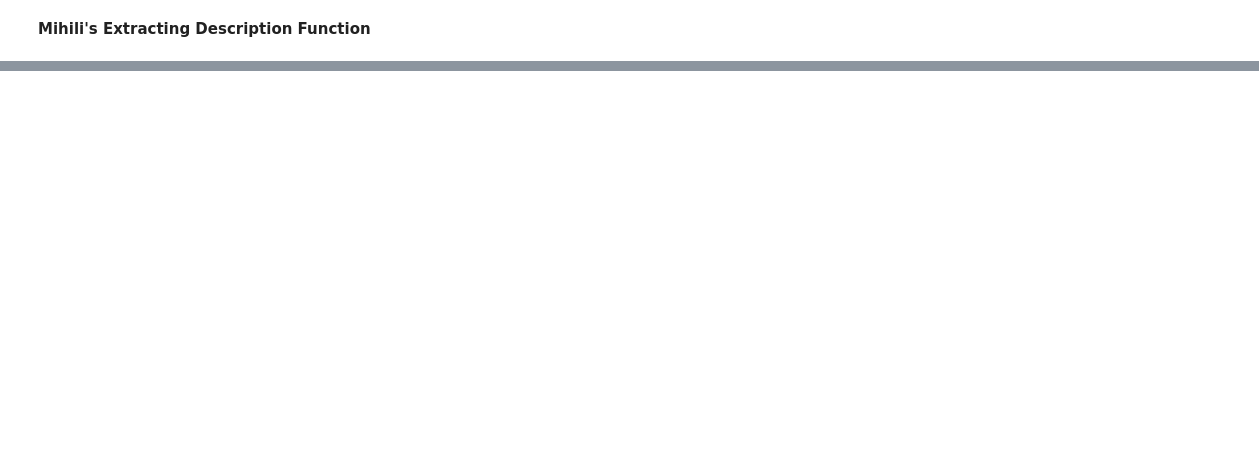
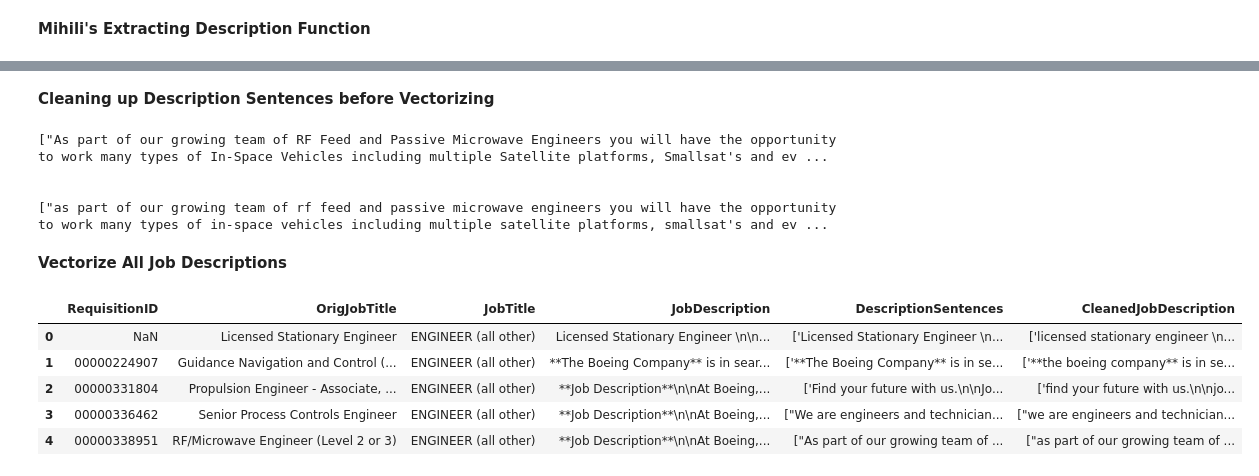
Before and after one commit to Candogram-Break-Through-Tech-AI/Job-Title-Generalization, a Jupyter notebook: JobPostings.ipynb, the cells around one changed output, grey strips where cells are left out. Drawn from its saved outputs; the diff is of its cells as text; code cells hidden in the pictures; blank space fills up the shorter version.

```diff
--- a/data.ipynb
+++ b/JobPostings.ipynb
@@ -295,0 +313,3 @@ df_sentences['ExtractedDescriptions'][2]
+# %%
+df_sentences = pd.read_csv('extracted_sent.csv')
+df['DescriptionSentences'] = df_sentences['ExtractedDescriptions']
@@ -295,0 +325,37 @@ df_sentences['ExtractedDescriptions'][2]
+# %% [markdown]
+**Cleaning up Description Sentences before Vectorizing**
+# %%
+def clean_job_description(text):
+    if isinstance(text, list):
+        text = ' '.join(text)
+
+    text = text.replace('\n', ' ').replace('\r', ' ').strip()
+    # Remove extra spaces
+    text = ' '.join(text.split())
+
+    # Convert to lowercase
+    text = text.lower().strip()
+
+    return text
+#df['CleanedJobDescription'] = df['DescriptionSentences'].astype(str)
+df['CleanedJobDescription'] = df['DescriptionSentences'].apply(clean_job_description)
+# %%
+print(df['DescriptionSentences'][4])
+print('\n')
+print(df['CleanedJobDescription'][4])
+# %% [output]
+["As part of our growing team of RF Feed and Passive Microwave Engineers you will have the opportunity to work many types of In-Space Vehicles including multiple Satellite platforms, Smallsat's and ev ...
+
+
+["as part of our growing team of rf feed and passive microwave engineers you will have the opportunity to work many types of in-space vehicles including multiple satellite platforms, smallsat's and ev ...
+# %% [markdown]
+**Vectorize All Job Descriptions**
+# %%
+df.head(5)
+# %% [output]
+|  | RequisitionID | OrigJobTitle | JobTitle | JobDescription | DescriptionSentences | CleanedJobDescription |
+| 0 | NaN | Licensed Stationary Engineer | ENGINEER (all other) | Licensed Stationary Engineer \n\n... | ['Licensed Stationary Engineer \n... | ['licensed stationary engineer \n... |
+| 1 | 00000224907 | Guidance Navigation and Control (... | ENGINEER (all other) | **The Boeing Company** is in sear... | ['**The Boeing Company** is in se... | ['**the boeing company** is in se... |
+| 2 | 00000331804 | Propulsion Engineer - Associate, ... | ENGINEER (all other) | **Job Description**\n\nAt Boeing,... | ['Find your future with us.\n\nJo... | ['find your future with us.\n\njo... |
+| 3 | 00000336462 | Senior Process Controls Engineer | ENGINEER (all other) | **Job Description**\n\nAt Boeing,... | ["We are engineers and technician... | ["we are engineers and technician... |
+| 4 | 00000338951 | RF/Microwave Engineer (Level 2 or 3) | ENGINEER (all other) | **Job Description**\n\nAt Boeing,... | ["As part of our growing team of ... | ["as part of our growing team of ... |
```
Also changed, not shown: parts of 6 cells of this notebook.
